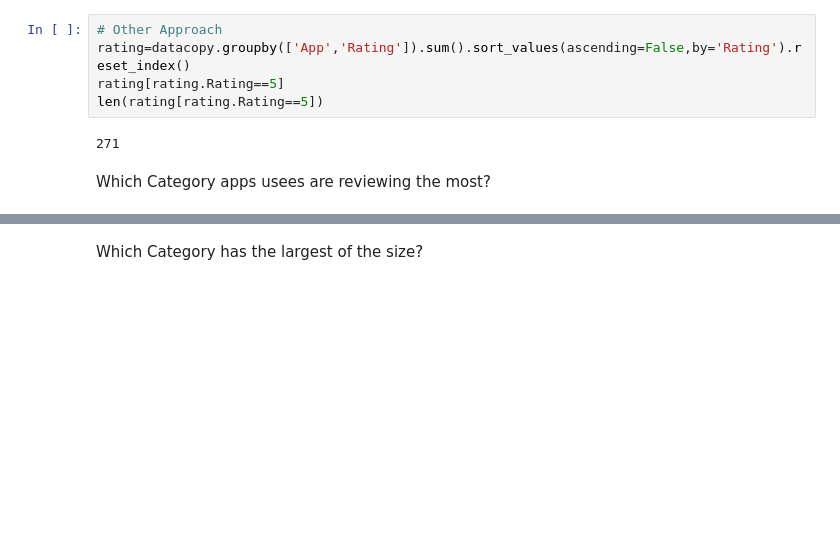
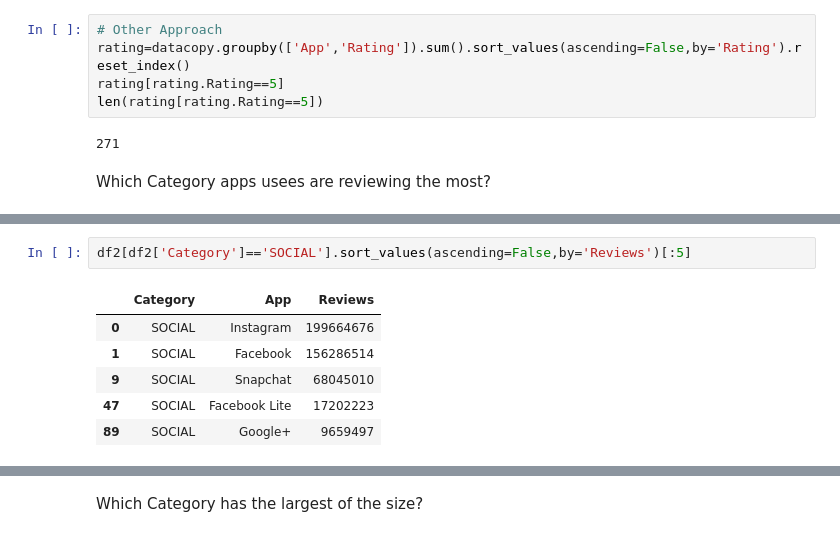
Before and after one commit to FairozAhmadSheikh/ML_bootcamp, a Jupyter notebook: Exploratory_DataAnalysis/Eda_Assignment.ipynb, the cells around one changed output, grey strips where cells are left out. Drawn from its saved outputs; the diff is of its cells as text; blank space fills up the shorter version.

```diff
--- a/Exploratory_DataAnalysis/Eda_Assignment.ipynb
+++ b/Exploratory_DataAnalysis/Eda_Assignment.ipynb
@@ -182,0 +223,9 @@ Which Category apps usees are reviewing the most?
+# %%
+df2[df2['Category']=='SOCIAL'].sort_values(ascending=False,by='Reviews')[:5]
+# %% [output]
+|  | Category | App | Reviews |
+| 0 | SOCIAL | Instagram | 199664676 |
+| 1 | SOCIAL | Facebook | 156286514 |
+| 9 | SOCIAL | Snapchat | 68045010 |
+| 47 | SOCIAL | Facebook Lite | 17202223 |
+| 89 | SOCIAL | Google+ | 9659497 |
```
Also changed, not shown: parts of 5 cells of this notebook.
